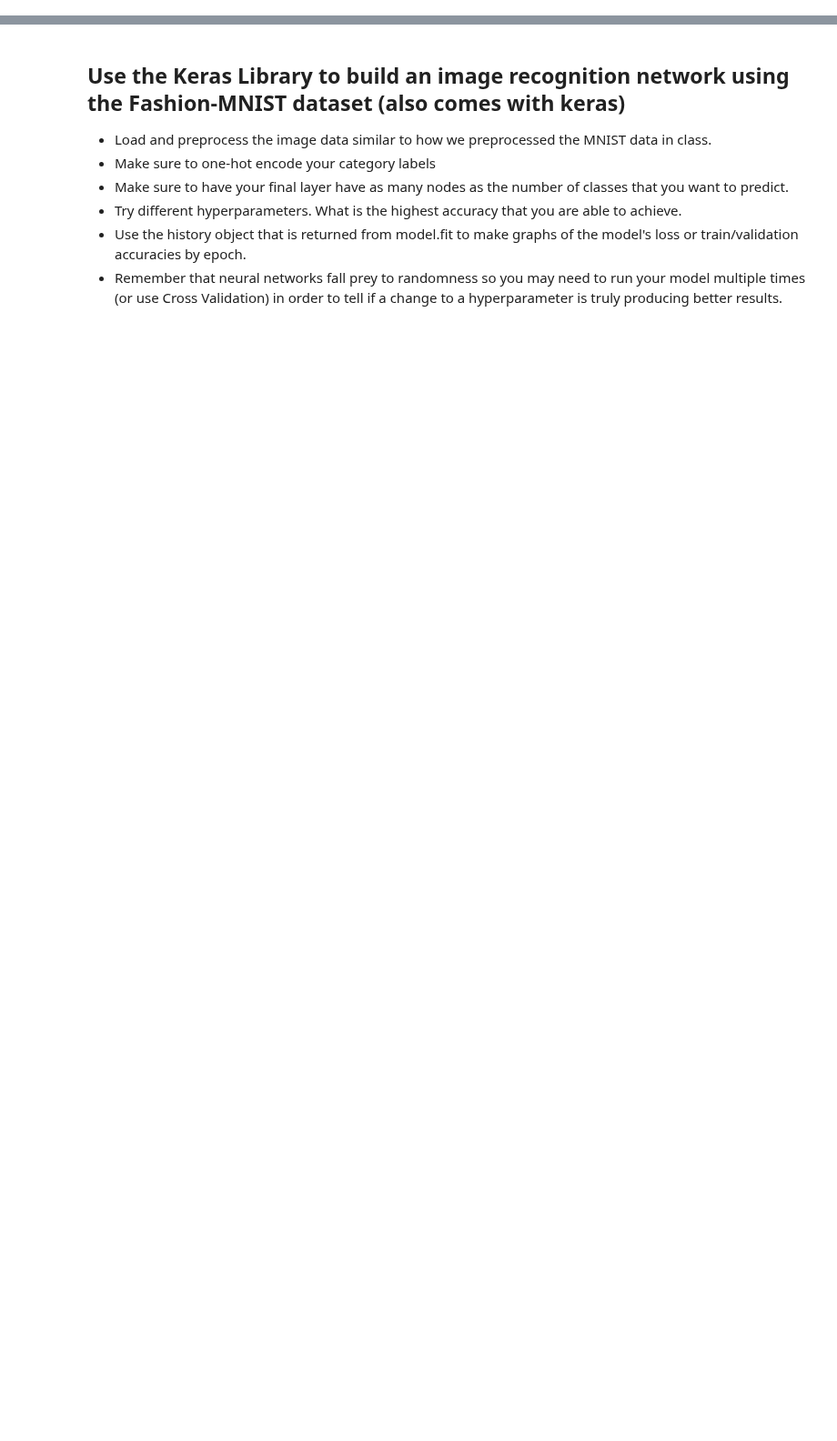
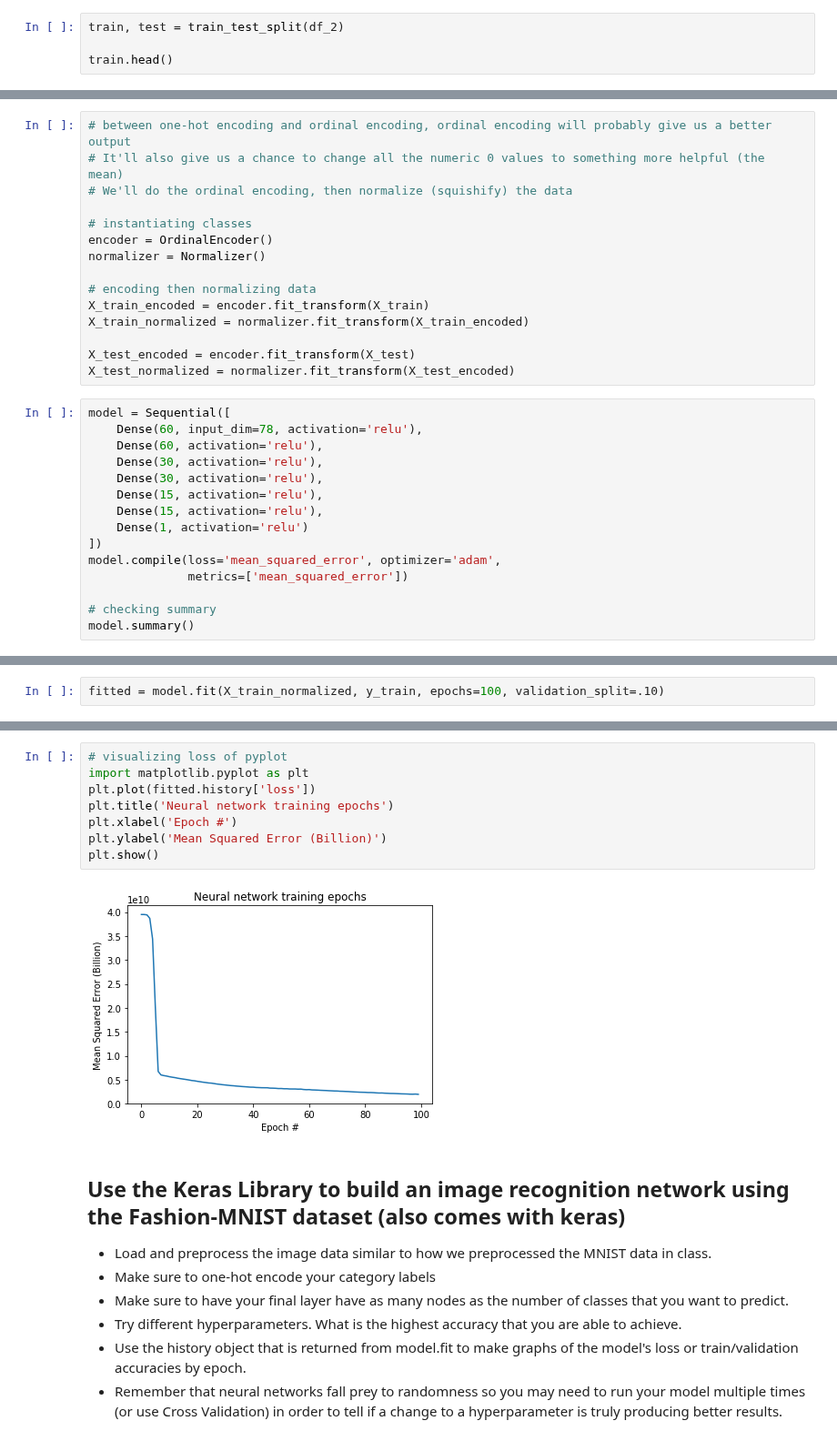
Before and after one commit to bloominstituteoftechnology/DS-Unit-4-Sprint-2-Neural-Networks, a Jupyter notebook: module3-Intro-to-Keras/LS_DS_423_Keras_Assignment.ipynb, the cells around one changed output, grey strips where cells are left out. Shown at 91% size. Saved outputs shown, nothing was run; the diff lists cells and outputs as text; blank space fills up the shorter version.

Commit message:
only 10% accuracy on mnist. will revisit

```diff
--- a/module3-Intro-to-Keras/LS_DS_423_Keras_Assignment.ipynb
+++ b/module3-Intro-to-Keras/LS_DS_423_Keras_Assignment.ipynb
@@ -24,0 +112,4 @@
+# %%
+train, test = train_test_split(df_2)
+
+train.head()
@@ -24,0 +144,30 @@
+# %%
+# between one-hot encoding and ordinal encoding, ordinal encoding will probably give us a better output
+# It'll also give us a chance to change all the numeric 0 values to something more helpful (the mean)
+# We'll do the ordinal encoding, then normalize (squishify) the data
+
+# instantiating classes
+encoder = OrdinalEncoder()
+normalizer = Normalizer()
+
+# encoding then normalizing data
+X_train_encoded = encoder.fit_transform(X_train)
+X_train_normalized = normalizer.fit_transform(X_train_encoded)
+
+X_test_encoded = encoder.fit_transform(X_test)
+X_test_normalized = normalizer.fit_transform(X_test_encoded)
+# %%
+model = Sequential([
+    Dense(60, input_dim=78, activation='relu'),
+    Dense(60, activation='relu'),
+    Dense(30, activation='relu'),
+    Dense(30, activation='relu'),
+    Dense(15, activation='relu'),
+    Dense(15, activation='relu'),
+    Dense(1, activation='relu')
+])
+model.compile(loss='mean_squared_error', optimizer='adam',
+              metrics=['mean_squared_error'])
+
+# checking summary
+model.summary()
@@ -24,0 +192,2 @@
+# %%
+fitted = model.fit(X_train_normalized, y_train, epochs=100, validation_split=.10)
@@ -25,3 +216,13 @@
+# %%
+# visualizing loss of pyplot
+import matplotlib.pyplot as plt
+plt.plot(fitted.history['loss'])
+plt.title('Neural network training epochs')
+plt.xlabel('Epoch #')
+plt.ylabel('Mean Squared Error (Billion)')
+plt.show()
+# %% [output]
+[figure, added]
 # %% [markdown]
 ## Use the Keras Library to build an image recognition network using the Fashion-MNIST dataset (also comes with keras)
 
```
Also changed, not shown: parts of 22 cells of this notebook, 1 other file.
